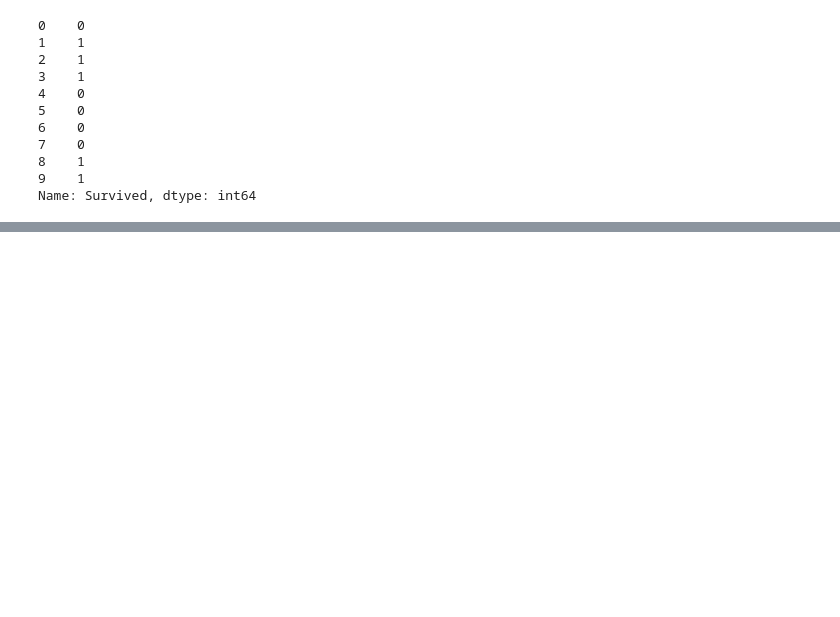
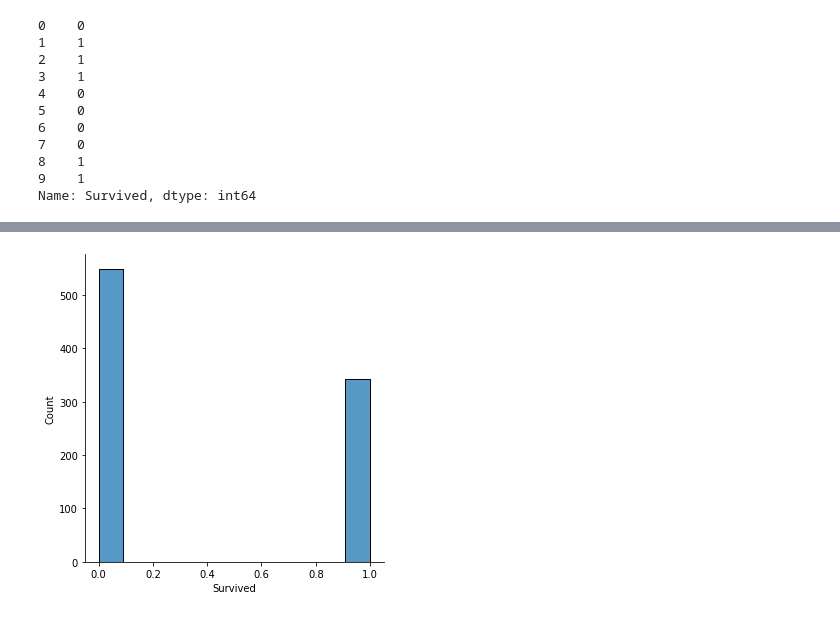
Before and after one commit to santoshrsarangi/tensorflow, a Jupyter notebook: kaggle-competition/titanic.ipynb, the cells around one changed output, grey strips where cells are left out. Cells and saved outputs as stored; diff of their text form; code cells hidden in the pictures; blank space fills up the shorter version.

```diff
--- a/kaggle-competition/titanic.ipynb
+++ b/kaggle-competition/titanic.ipynb
@@ -95,0 +97,4 @@ sns.heatmap(df_data.isnull(), cbar=False)
+# %%
+r = sns.displot(data=df_data["Survived"])
+# %% [output]
+[figure, added]
```
Also changed, not shown: parts of 7 cells of this notebook.
